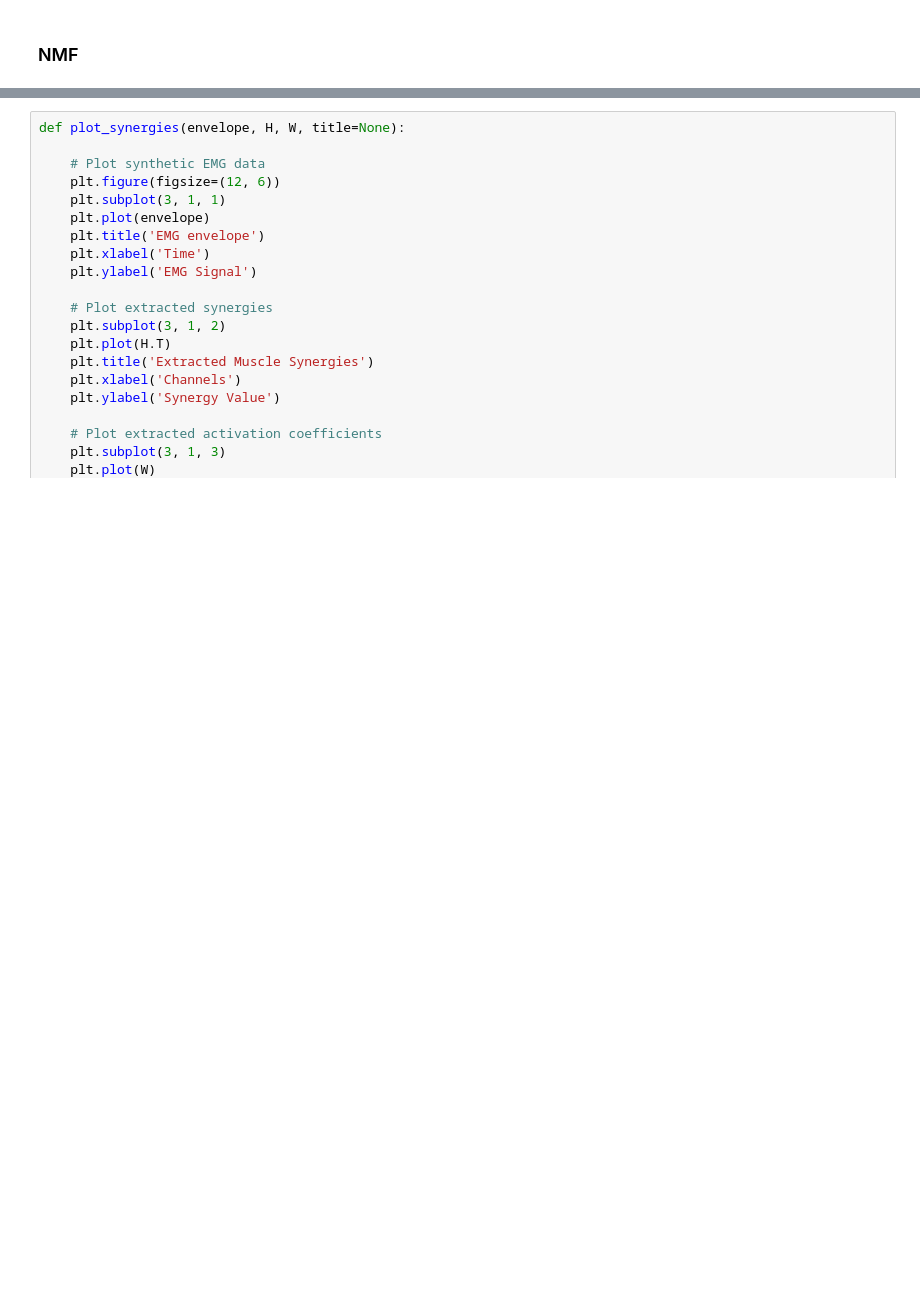
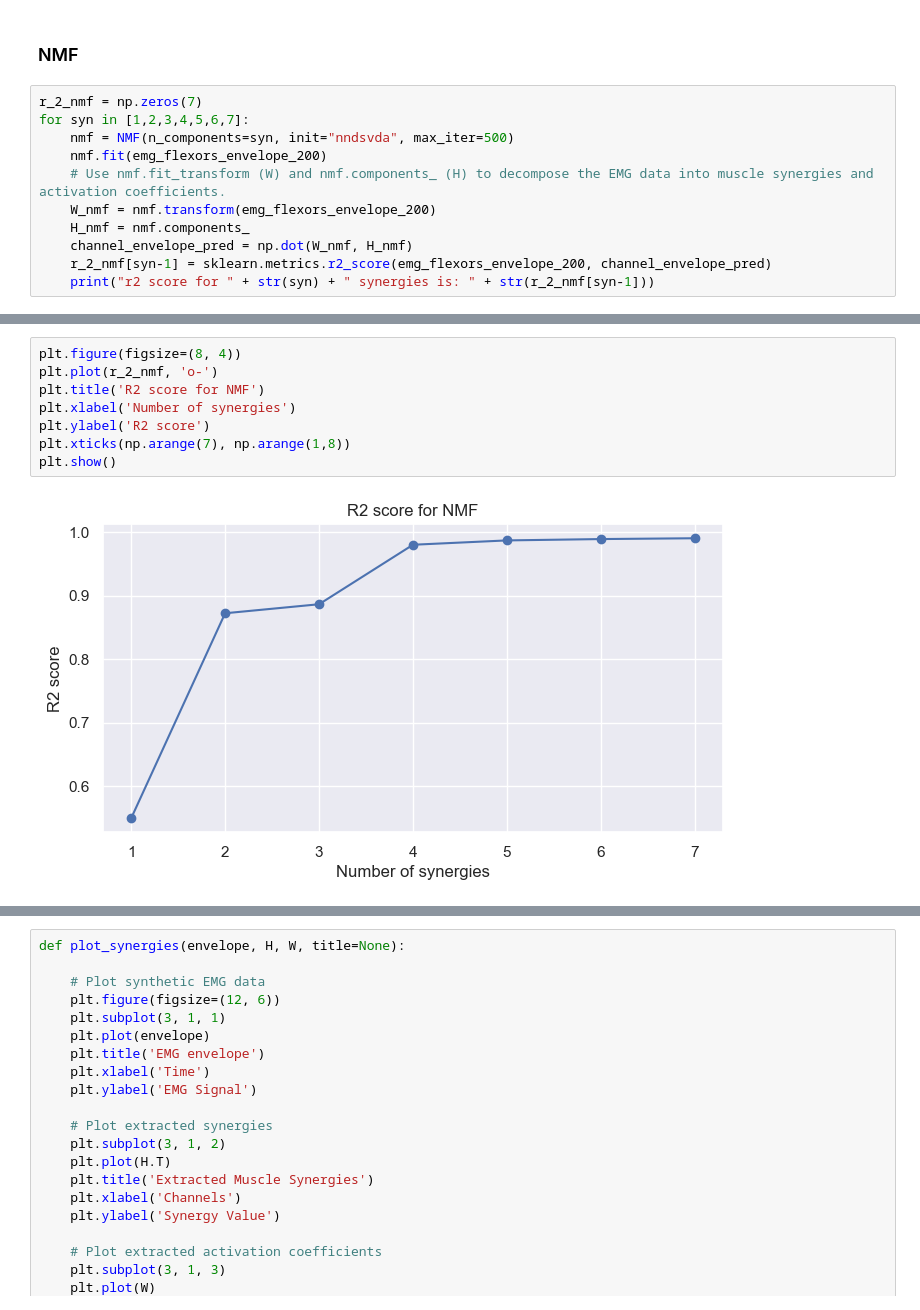
Before and after one commit to Neiizo/NSSP_421_Group_M, a Jupyter notebook: Project3/MiniProject3.ipynb, the cells around one changed output, grey strips where cells are left out. Saved outputs shown, nothing was run; the diff lists cells and outputs as text; blank space fills up the shorter version.

```diff
--- a/Project3/MiniProject3.ipynb
+++ b/Project3/MiniProject3.ipynb
@@ -149,3 +177,14 @@ emg_flexors_envelope_200 = preprocess_data(sub=0, sub_files=sub_files)
 ### Spatial synergies using BSS
 # %% [markdown]
 ### NMF
+# %%
+r_2_nmf = np.zeros(7)
+for syn in [1,2,3,4,5,6,7]:
+    nmf = NMF(n_components=syn, init="nndsvda", max_iter=500)
+    nmf.fit(emg_flexors_envelope_200)
+    # Use nmf.fit_transform (W) and nmf.components_ (H) to decompose the EMG data into muscle synergies and activation coefficients.
+    W_nmf = nmf.transform(emg_flexors_envelope_200)
+    H_nmf = nmf.components_
+    channel_envelope_pred = np.dot(W_nmf, H_nmf)
+    r_2_nmf[syn-1] = sklearn.metrics.r2_score(emg_flexors_envelope_200, channel_envelope_pred)
+    print("r2 score for " + str(syn) + " synergies is: " + str(r_2_nmf[syn-1]))
@@ -152,2 +199,12 @@ emg_flexors_envelope_200 = preprocess_data(sub=0, sub_files=sub_files)
+# %%
+plt.figure(figsize=(8, 4))
+plt.plot(r_2_nmf, 'o-')
+plt.title('R2 score for NMF')
+plt.xlabel('Number of synergies')
+plt.ylabel('R2 score')
+plt.xticks(np.arange(7), np.arange(1,8))
+plt.show()
+# %% [output]
+[figure, added]
 # %%
 # For now let's just use 3 components. Parameters: init="nndsvda", max_iter=500.
```
Also changed, not shown: parts of 18 cells of this notebook.
